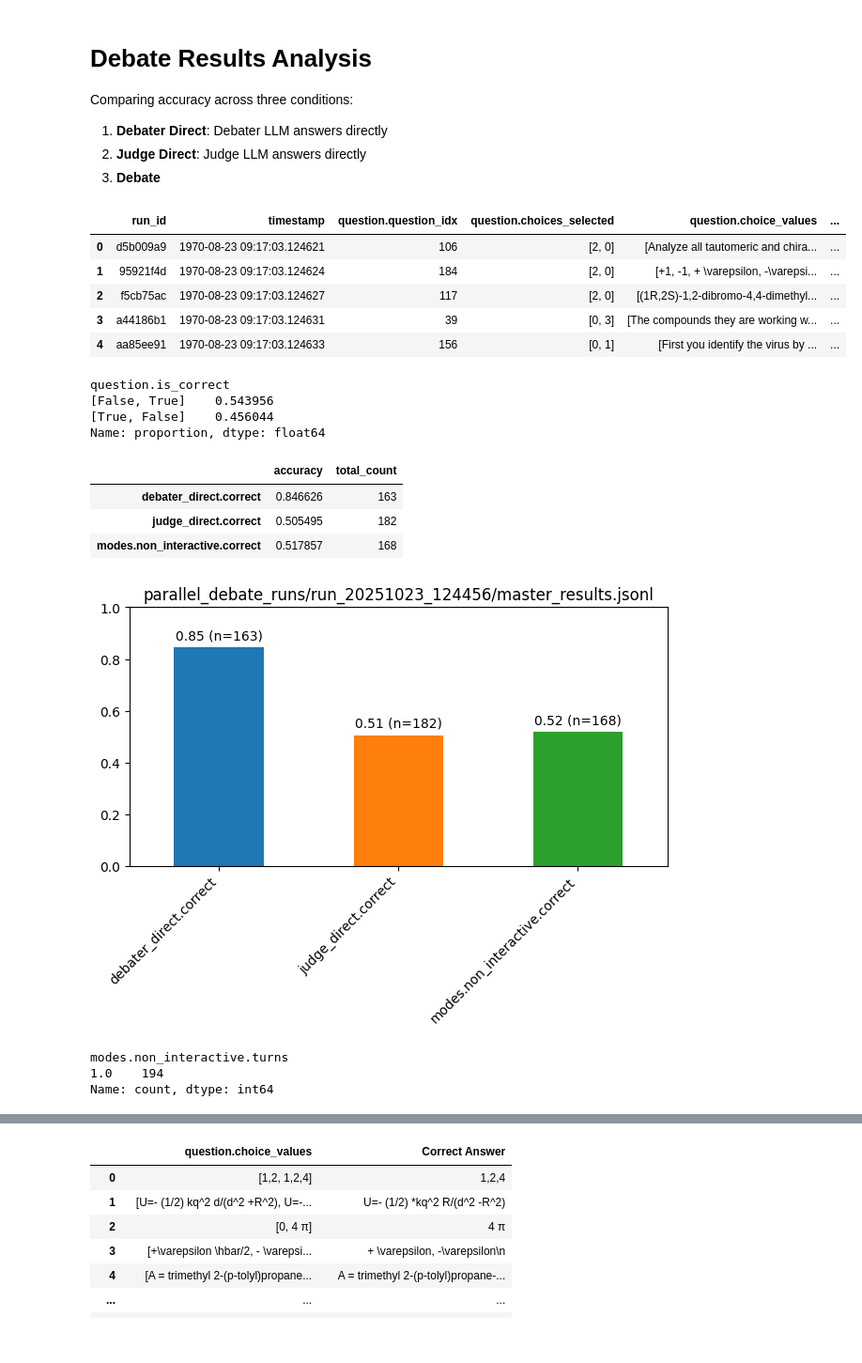
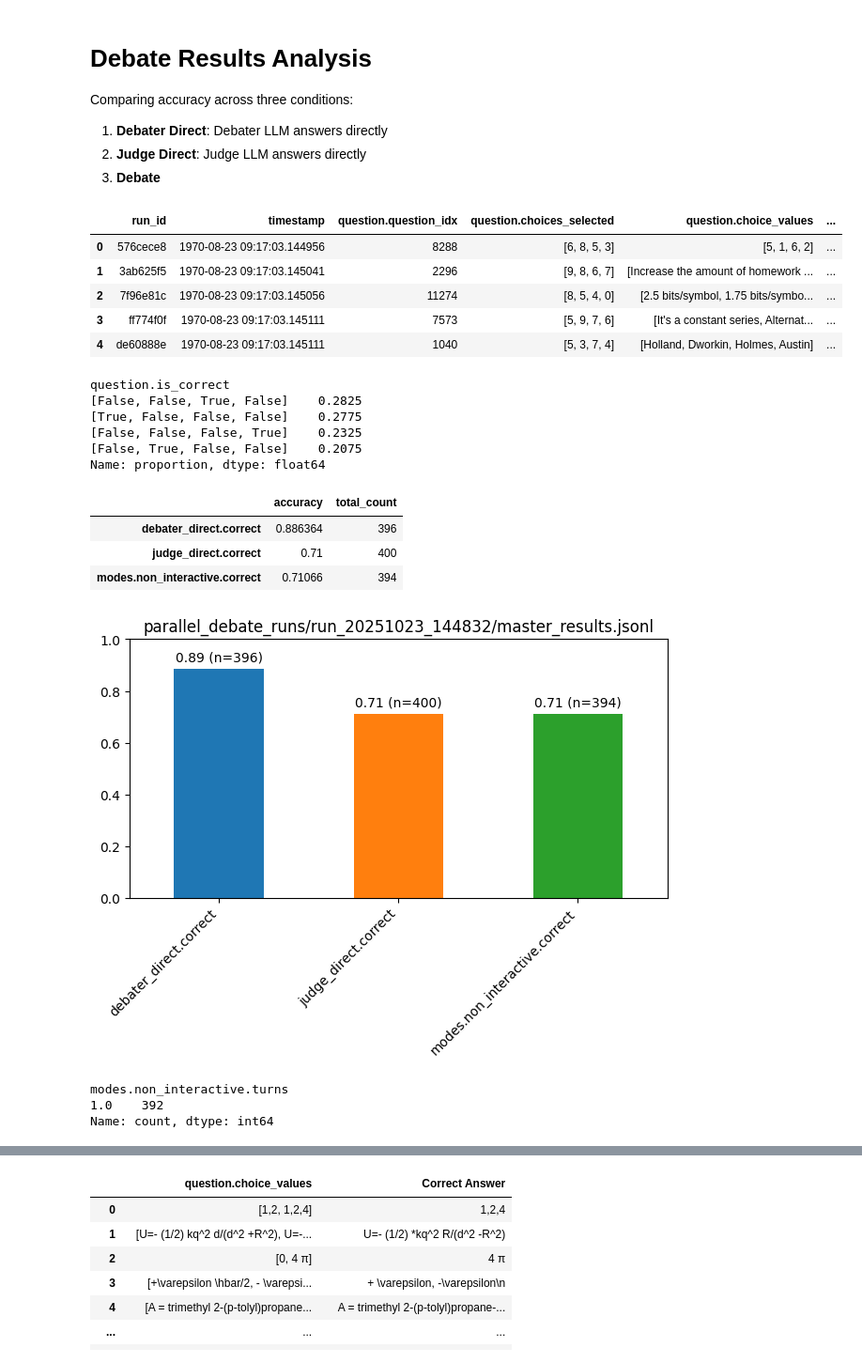
Before and after one commit to joshlevy89/llm_judge_debate, a Jupyter notebook: analyze_debate_results.ipynb, the cells around one changed output, grey strips where cells are left out. Shown at 94% size. Drawn from its saved outputs; the diff is of its cells as text; code cells hidden in the pictures.

```diff
--- a/analyze_debate_results.ipynb
+++ b/analyze_debate_results.ipynb
@@ -13,45 +13,51 @@ import numpy as np
 # %%
 # results_file = 'parallel_debate_runs/run_20251020_131736/master_results.jsonl'
 # results_file = 'parallel_debate_runs/run_20251020_135407/master_results.jsonl'
 # results_file = 'parallel_debate_runs/run_20251020_141121/master_results.jsonl'
 # results_file = 'parallel_debate_runs/run_20251021_074342/master_results.jsonl'
 # results_file = 'parallel_debate_runs/run_20251021_080557/master_results.jsonl'
 # results_file = 'parallel_debate_runs/run_20251021_091635/master_results.jsonl'
 # results_file = 'parallel_debate_runs/run_20251021_093704/master_results.jsonl'
 # results_file = 'parallel_debate_runs/run_20251021_094113/master_results.jsonl'
 # results_file = 'parallel_debate_runs/run_20251021_104033/master_results.jsonl'
 # results_file = 'parallel_debate_runs/run_20251021_134408/master_results.jsonl'
 # results_file = 'parallel_debate_runs/run_20251021_142720/master_results.jsonl'
 # results_file = 'parallel_debate_runs/run_20251021_144301/master_results.jsonl'
 # results_file = 'parallel_debate_runs/run_20251022_134354/master_results.jsonl'
 # results_file = 'parallel_debate_runs/run_20251022_134546/master_results.jsonl'
 # results_file = 'parallel_debate_runs/run_20251022_141028/master_results.jsonl'
 # results_file = 'parallel_debate_runs/run_20251022_142600/master_results.jsonl'
 # results_file = 'parallel_debate_runs/run_20251022_205418/master_results.jsonl'
 # results_file = 'parallel_debate_runs/run_20251022_205835/master_results.jsonl'
 # results_file = 'parallel_debate_runs/run_20251023_105424/master_results.jsonl'
 # results_file = 'parallel_debate_runs/run_20251023_111113/master_results.jsonl'
 # results_file = 'parallel_debate_runs/run_20251023_111720/master_results.jsonl'
 # results_file = 'parallel_debate_runs/run_20251023_122615/master_results.jsonl'
 # results_file = 'parallel_debate_runs/run_20251023_124426/master_results.jsonl'
-results_file = 'parallel_debate_runs/run_20251023_124456/master_results.jsonl'
+# results_file = 'parallel_debate_runs/run_20251023_124456/master_results.jsonl'
+# results_file = 'parallel_debate_runs/run_20251023_124529/master_results.jsonl'
+# results_file = 'parallel_debate_runs/run_20251023_124607/master_results.jsonl'
+results_file = 'parallel_debate_runs/run_20251023_144832/master_results.jsonl'
+# results_file = 'parallel_debate_runs/run_20251023_144750/master_results.jsonl'
 
 results_df = pd.json_normalize(pd.read_json(results_file, lines=True).to_dict('records'))
 results_df.head()
 # %% [output]
 |  | run_id | timestamp | question.question_idx | question.choices_selected | question.choice_values | ... |
-| 0 | d5b009a9 | 1970-08-23 09:17:03.124621 | 106 | [2, 0] | [Analyze all tautomeric and chira... | ... |
-| 1 | 95921f4d | 1970-08-23 09:17:03.124624 | 184 | [2, 0] | [+1, -1, + \varepsilon, -\varepsi... | ... |
-| 2 | f5cb75ac | 1970-08-23 09:17:03.124627 | 117 | [2, 0] | [(1R,2S)-1,2-dibromo-4,4-dimethyl... | ... |
-| 3 | a44186b1 | 1970-08-23 09:17:03.124631 | 39 | [0, 3] | [The compounds they are working w... | ... |
-| 4 | aa85ee91 | 1970-08-23 09:17:03.124633 | 156 | [0, 1] | [First you identify the virus by ... | ... |
+| 0 | 576cece8 | 1970-08-23 09:17:03.144956 | 8288 | [6, 8, 5, 3] | [5, 1, 6, 2] | ... |
+| 1 | 3ab625f5 | 1970-08-23 09:17:03.145041 | 2296 | [9, 8, 6, 7] | [Increase the amount of homework ... | ... |
+| 2 | 7f96e81c | 1970-08-23 09:17:03.145056 | 11274 | [8, 5, 4, 0] | [2.5 bits/symbol, 1.75 bits/symbo... | ... |
+| 3 | ff774f0f | 1970-08-23 09:17:03.145111 | 7573 | [5, 9, 7, 6] | [It's a constant series, Alternat... | ... |
+| 4 | de60888e | 1970-08-23 09:17:03.145111 | 1040 | [5, 3, 7, 4] | [Holland, Dworkin, Holmes, Austin] | ... |
 # %%
 # How often is A vs B the correct assigned answer?
 results_df['question.is_correct'].value_counts(normalize=True)
 # %% [output]
 question.is_correct
-[False, True]    0.543956
-[True, False]    0.456044
+[False, False, True, False]    0.2825
+[True, False, False, False]    0.2775
+[False, False, False, True]    0.2325
+[False, True, False, False]    0.2075
 Name: proportion, dtype: float64
 # %%
 correct_cols = results_df.filter(like='correct').drop(columns='question.is_correct')
@@ -62,9 +68,9 @@ accuracies = pd.DataFrame({
 accuracies
 # %% [output]
 |  | accuracy | total_count |
-| debater_direct.correct | 0.846626 | 163 |
-| judge_direct.correct | 0.505495 | 182 |
-| modes.non_interactive.correct | 0.517857 | 168 |
+| debater_direct.correct | 0.886364 | 396 |
+| judge_direct.correct | 0.71 | 400 |
+| modes.non_interactive.correct | 0.71066 | 394 |
 # %%
 from matplotlib import pyplot as plt
 ax = accuracies['accuracy'].plot.bar(color=plt.cm.tab10.colors, ylim=(0, 1))
@@ -77,14 +83,14 @@ plt.tight_layout()
 plt.title(results_file)
 plt.show()
 # %% [output]
-[figure, old version]
+[figure, new version]
 # %%
 mode_prefix = 'modes.non_interactive'
 
 results_df[f'{mode_prefix}.turns'].value_counts()
 # %% [output]
 modes.non_interactive.turns
-1.0    194
+1.0    392
 Name: count, dtype: int64
 # %%
 # Get the non interactive turns on correct vs incorrect debater answers
```
Also changed, not shown: parts of 8 cells of this notebook, 2 other files.
